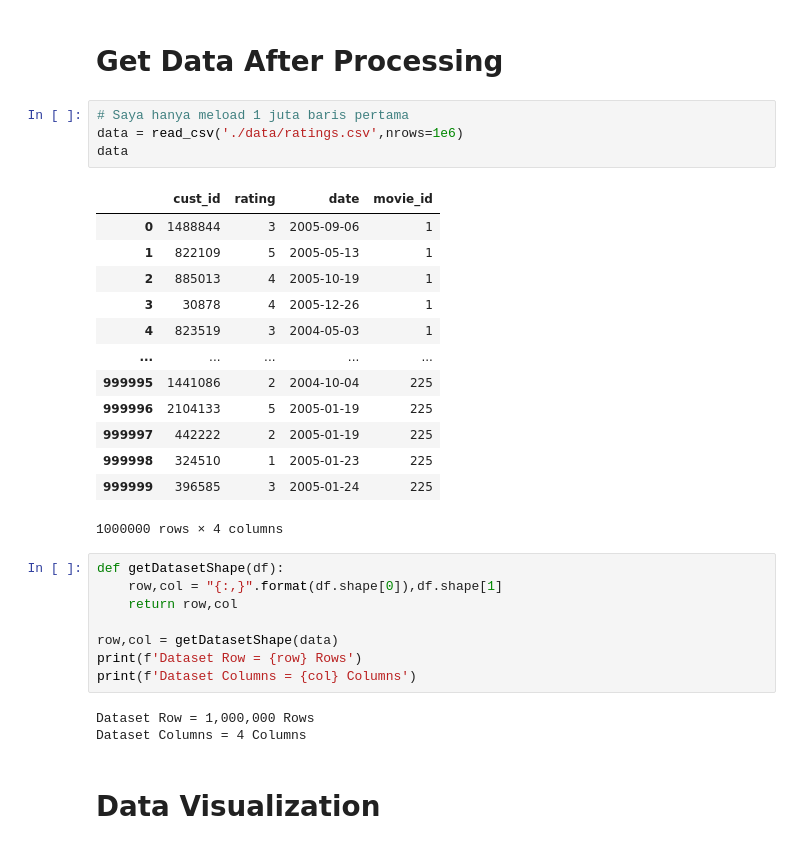
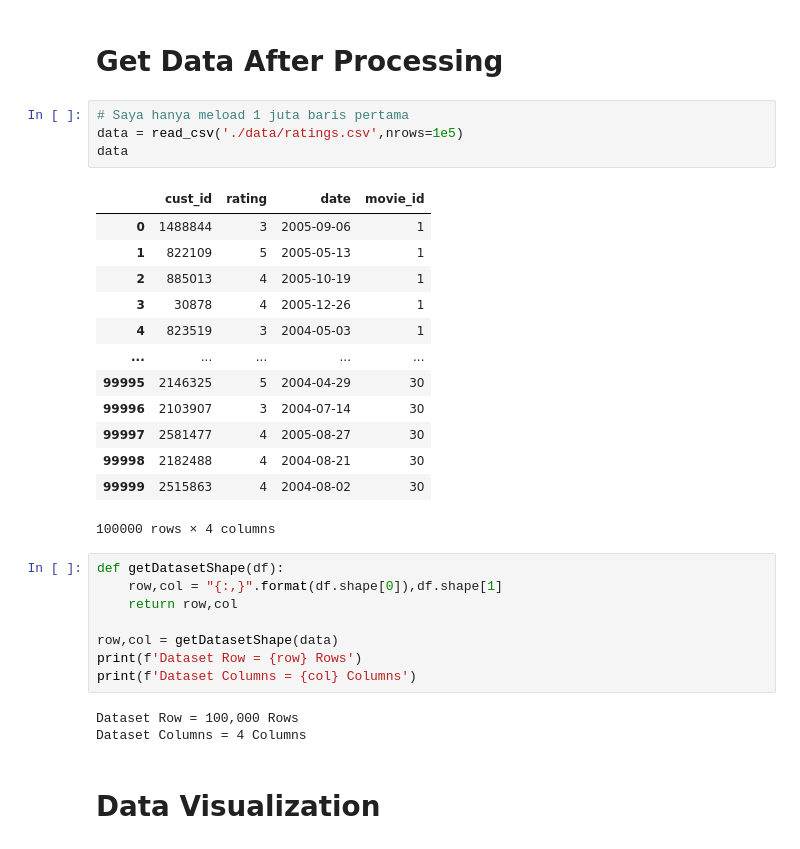
Before and after one commit to StefannusChristian/Netflix-Price-Analysis, a Jupyter notebook: IBDA3111_StefannusChristian_202000138_ReduksiDimensi.ipynb, the cells around one changed output. Cells and saved outputs as stored; diff of their text form.

```diff
--- a/IBDA3111_StefannusChristian_202000138_ReduksiDimensi.ipynb
+++ b/IBDA3111_StefannusChristian_202000138_ReduksiDimensi.ipynb
@@ -96,22 +101,22 @@ Writing 24053764 rows to ratings.csv
 # Get Data After Processing
 # %%
 # Saya hanya meload 1 juta baris pertama
-data = read_csv('./data/ratings.csv',nrows=1e6)
+data = read_csv('./data/ratings.csv',nrows=1e5)
 data
 # %% [output]
 |  | cust_id | rating | date | movie_id |
 | 0 | 1488844 | 3 | 2005-09-06 | 1 |
 | 1 | 822109 | 5 | 2005-05-13 | 1 |
 | 2 | 885013 | 4 | 2005-10-19 | 1 |
 | 3 | 30878 | 4 | 2005-12-26 | 1 |
 | 4 | 823519 | 3 | 2004-05-03 | 1 |
 | ... | ... | ... | ... | ... |
-| 999995 | 1441086 | 2 | 2004-10-04 | 225 |
-| 999996 | 2104133 | 5 | 2005-01-19 | 225 |
-| 999997 | 442222 | 2 | 2005-01-19 | 225 |
-| 999998 | 324510 | 1 | 2005-01-23 | 225 |
-| 999999 | 396585 | 3 | 2005-01-24 | 225 |
+| 99995 | 2146325 | 5 | 2004-04-29 | 30 |
+| 99996 | 2103907 | 3 | 2004-07-14 | 30 |
+| 99997 | 2581477 | 4 | 2005-08-27 | 30 |
+| 99998 | 2182488 | 4 | 2004-08-21 | 30 |
+| 99999 | 2515863 | 4 | 2004-08-02 | 30 |
-1000000 rows × 4 columns
+100000 rows × 4 columns
 # %%
 def getDatasetShape(df):
     row,col = "{:,}".format(df.shape[0]),df.shape[1]
@@ -121,7 +126,7 @@ row,col = getDatasetShape(data)
 print(f'Dataset Row = {row} Rows')
 print(f'Dataset Columns = {col} Columns')
 # %% [output]
-Dataset Row = 1,000,000 Rows
+Dataset Row = 100,000 Rows
 Dataset Columns = 4 Columns
 # %% [markdown]
 # Data Visualization
```
Also changed, not shown: parts of 16 cells of this notebook, 2 other files.
